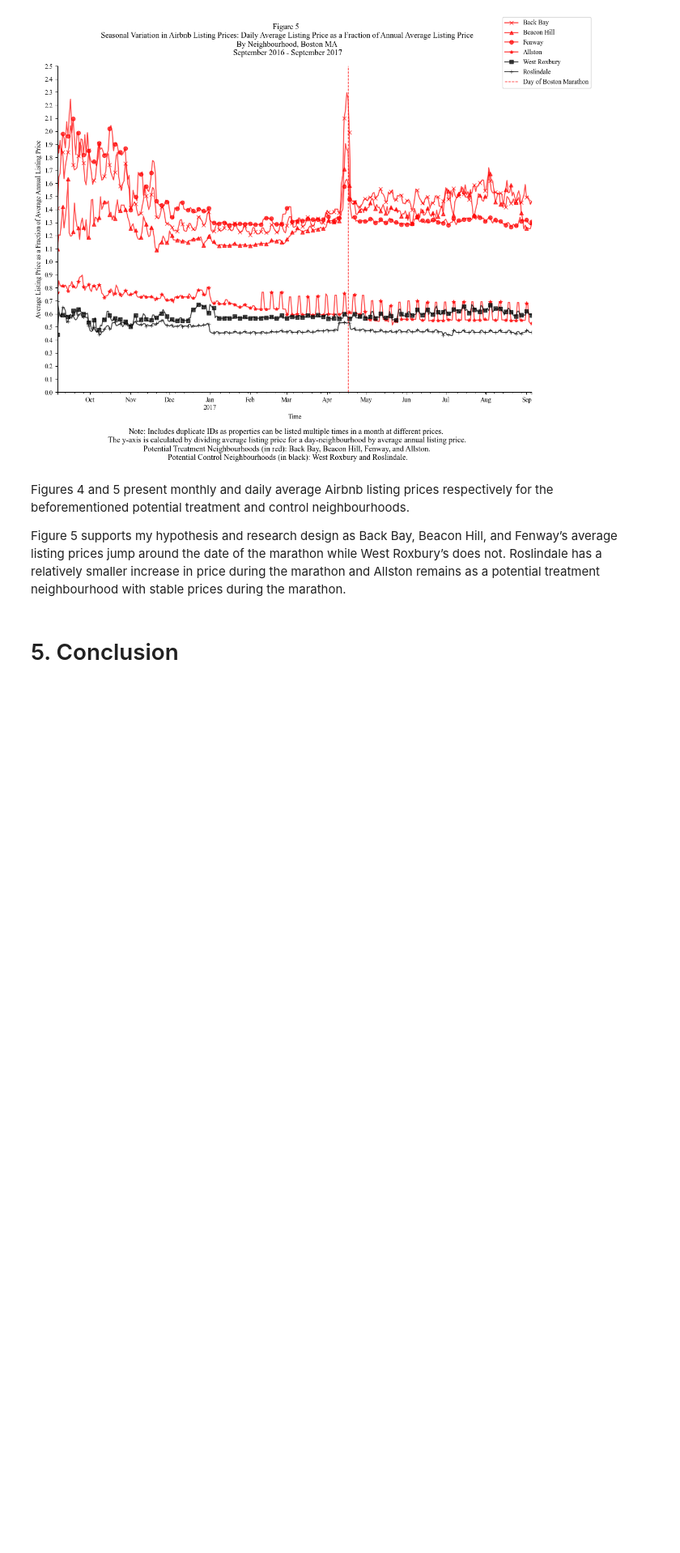
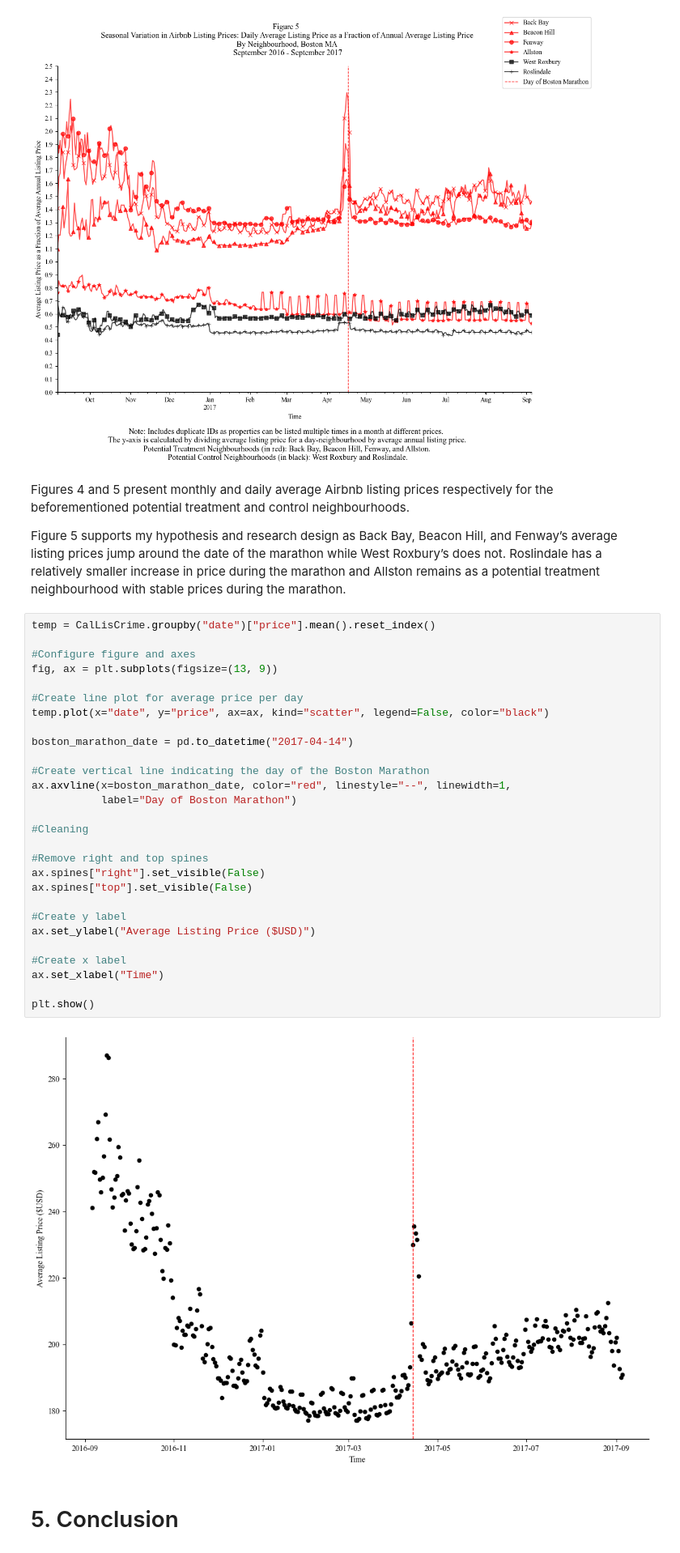
Before and after one commit to ECO225-W2025/eco225-project-code-easteli, a Jupyter notebook: ProjectEliEaston.ipynb, the cells around one changed output. Shown at 81% size. Cells and saved outputs as stored; diff of their text form; blank space fills up the shorter version.

Commit message:
Added new plot and changed how dummies are generated

```diff
--- a/ProjectEliEaston.ipynb
+++ b/ProjectEliEaston.ipynb
@@ -836,6 +829,36 @@ plt.show()
 Figures 4 and 5 present monthly and daily average Airbnb listing prices respectively for the beforementioned potential treatment and control neighbourhoods.
 
 Figure 5 supports my hypothesis and research design as Back Bay, Beacon Hill, and Fenway’s average listing prices jump around the date of the marathon while West Roxbury’s does not. Roslindale has a relatively smaller increase in price during the marathon and Allston remains as a potential treatment neighbourhood with stable prices during the marathon.
+# %%
+temp = CalLisCrime.groupby("date")["price"].mean().reset_index()
+
+#Configure figure and axes
+fig, ax = plt.subplots(figsize=(13, 9))
+
+#Create line plot for average price per day
+temp.plot(x="date", y="price", ax=ax, kind="scatter", legend=False, color="black")
+
+boston_marathon_date = pd.to_datetime("2017-04-14")
+
+#Create vertical line indicating the day of the Boston Marathon
+ax.axvline(x=boston_marathon_date, color="red", linestyle="--", linewidth=1,
+           label="Day of Boston Marathon")
+
+#Cleaning
+
+#Remove right and top spines
+ax.spines["right"].set_visible(False)
+ax.spines["top"].set_visible(False)
+
+#Create y label
+ax.set_ylabel("Average Listing Price ($USD)")
+
+#Create x label
+ax.set_xlabel("Time")
+
+plt.show()
+# %% [output]
+[figure, added]
 # %% [markdown]
 # 5. Conclusion
 # %% [markdown]
```
Also changed, not shown: parts of 1 cell of this notebook.
